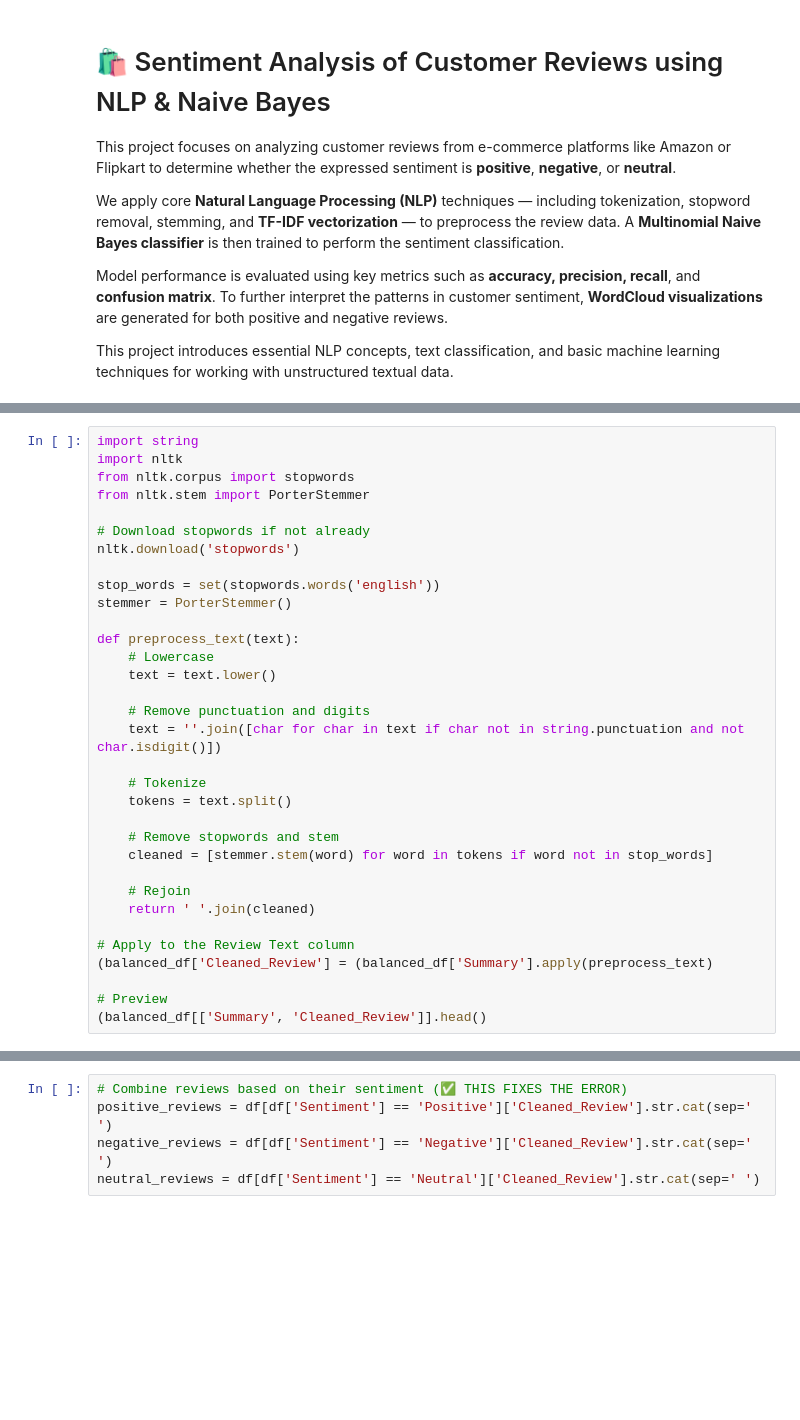
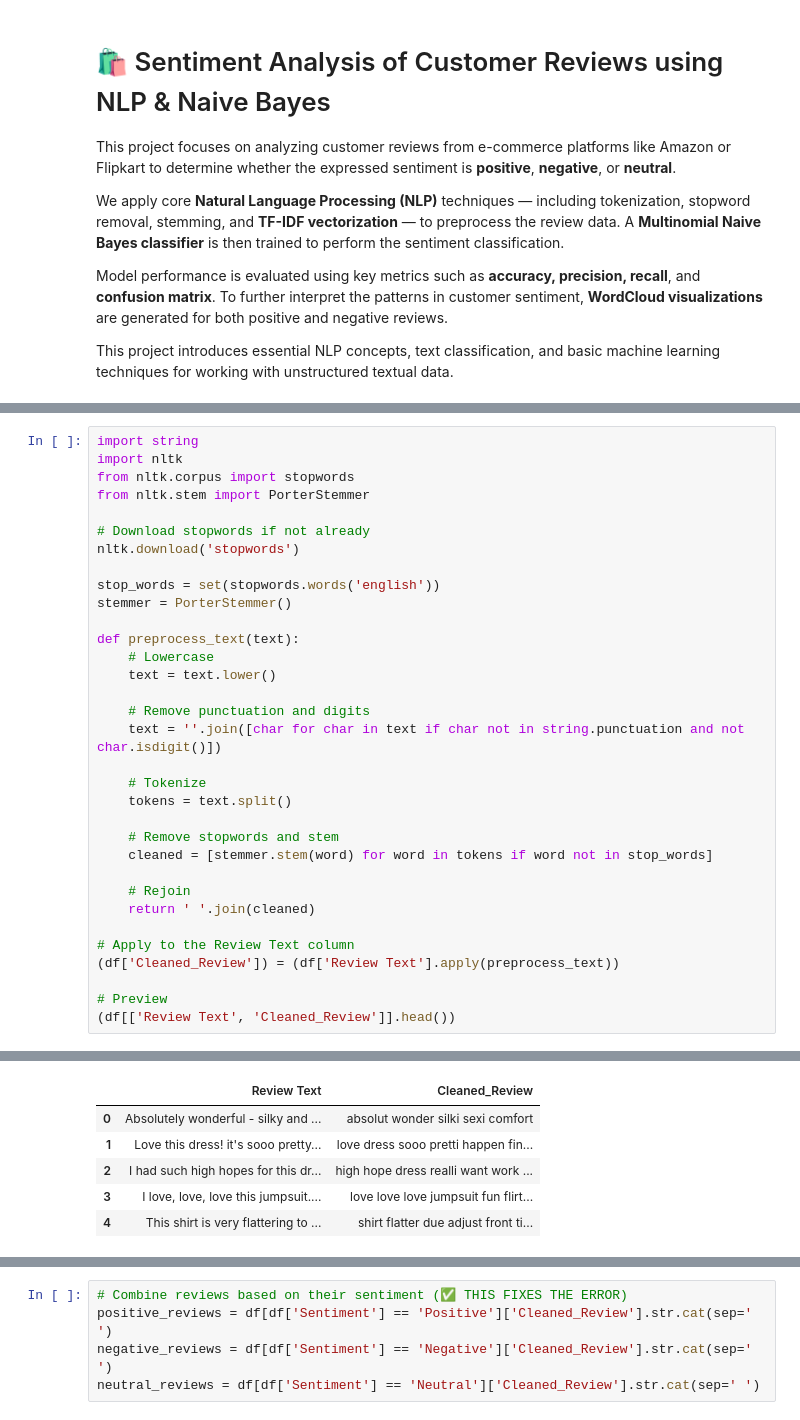
Before and after one commit to ZainabShujat/sentiment-analysis-nlp, a Jupyter notebook: sentiment_analysis.ipynb, the cells around one changed output, grey strips where cells are left out. Cells and saved outputs as stored; diff of their text form; blank space fills up the shorter version.

```diff
--- a/sentiment_analysis.ipynb
+++ b/sentiment_analysis.ipynb
@@ -101,8 +102,8 @@ def preprocess_text(text):
     return ' '.join(cleaned)
 
 # Apply to the Review Text column
-(balanced_df['Cleaned_Review'] = (balanced_df['Summary'].apply(preprocess_text)
+(df['Cleaned_Review']) = (df['Review Text'].apply(preprocess_text))
 
 # Preview
-(balanced_df[['Summary', 'Cleaned_Review']].head()
+(df[['Review Text', 'Cleaned_Review']].head())
 # %% [output]
@@ -110,3 +113,9 @@ SyntaxError: invalid syntax (<ipython-input-47-f3c5cd8a280f>, line 29)
+|  | Review Text | Cleaned_Review |
+| 0 | Absolutely wonderful - silky and ... | absolut wonder silki sexi comfort |
+| 1 | Love this dress! it's sooo pretty... | love dress sooo pretti happen fin... |
+| 2 | I had such high hopes for this dr... | high hope dress realli want work ... |
+| 3 | I love, love, love this jumpsuit.... | love love love jumpsuit fun flirt... |
+| 4 | This shirt is very flattering to ... | shirt flatter due adjust front ti... |
 # %%
 from sklearn.feature_extraction.text import TfidfVectorizer
 
```
Also changed, not shown: parts of 10 cells of this notebook, 6 other files.
